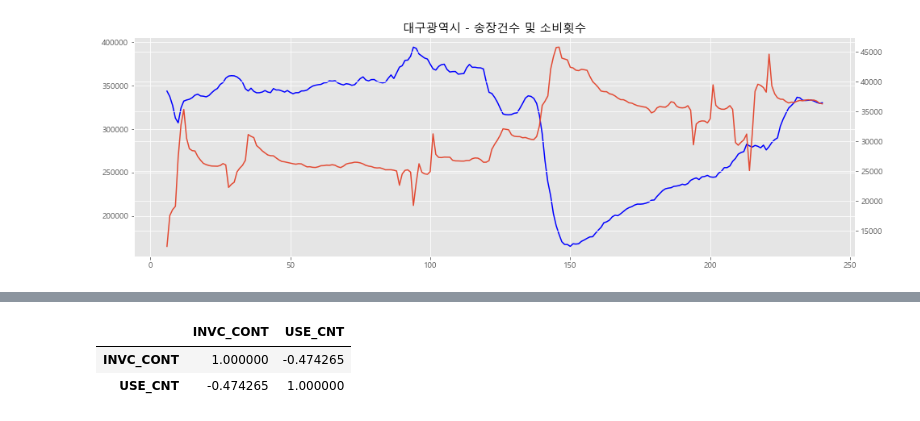
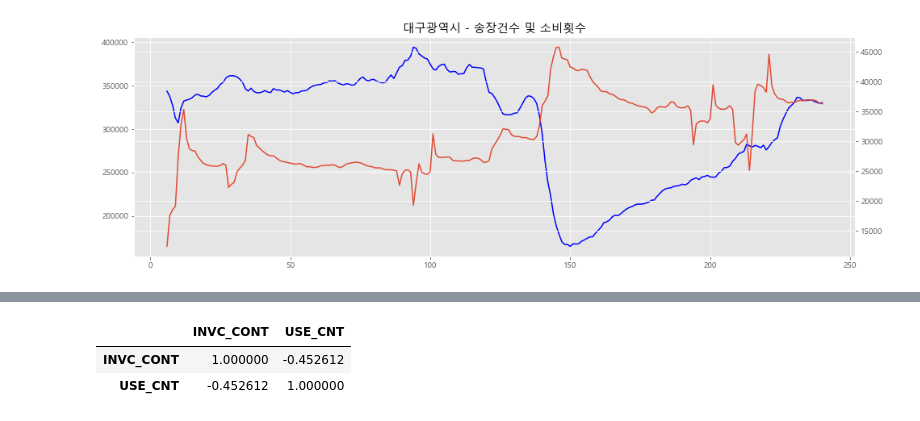
Before and after one commit to minkithub/bigcon2020, a Jupyter notebook: Jaewon/물류.ipynb, the cells around one changed output, grey strips where cells are left out. Cells and saved outputs as stored; diff of their text form; code cells hidden in the pictures.

```diff
--- a/Jaewon/물류.ipynb
+++ b/Jaewon/물류.ipynb
@@ -110,6 +125,8 @@ register['weekofyear'] = register['STD_DD'].dt.weekofyear.values
 register['dayofweek'] = register['STD_DD'].dt.dayofweek.values
 
 register['weekday'] = np.where(register.dayofweek<5,'평일','주말')
+# %%
+register.loc[register.STD_DD.isin(holiday),'weekday'] = '주말'
 # %%
 covid_df = pd.read_csv(os.path.join(csv_file_path,'covid19_일별확진자.csv'))
 covid_df['날짜'] = pd.to_datetime(covid_df.날짜)
@@ -568,6 +713,12 @@ plt.xticks(ticks=[0,1,2,3,4], labels=['월','화','수','목','금'])
 [figure]
 # %% [markdown]
 ### 카드소비와 물류량 간의 상관관계
+# %%
+# 코로나 관련 기간 정의
+normal_case = pd.date_range(start='2019-02-01', end='2020-02-20') # 코로나 이전 시기
+covid_spread = pd.date_range(start='2020-02-21', end='2020-03-15') # 코로나 확산시기 / 하루 확진자 100명 이상
+covid_ease = pd.date_range(start='2020-03-22', end='2020-05-05') #코로나 확산 1주일 후 ~ 생활속 거리두기 시행전
+covid_resilence = pd.date_range(start='2020-05-06', end='2020-05-31') # 생활속 거리두기 시행
 # %%
 register['SI_NM'] = register.HDONG_NM.map(dict(cj_deliv.drop_duplicates('HDNG_NM', keep='last').set_index('HDNG_NM')['CTPV_NM']))
 # %%
@@ -622,0 +819,3 @@ tmp_deliv_2020.merge(tmp_card_2020).iloc[:,1:].corr()
+# %%
+tmp_card_normal = register.loc[register.STD_DD.isin(normal_case)].groupby('STD_DD')['USE_CNT'].sum().reset_index()
+tmp_deilv_normal = cj_deliv.loc[(cj_deliv.DL_YMD.isin(normal_case)) & (cj_deliv.weekday=='평일')].groupby('DL_YMD')['INVC_CONT'].sum().reset_index().rename(columns={'DL_YMD':'STD_DD'})
@@ -623,6 +828,6 @@ tmp_deliv_2020.merge(tmp_card_2020).iloc[:,1:].corr()
 # %%
-tmp_deliv.merge(tmp_card).iloc[:,1:].corr()
+tmp_deilv_normal.merge(tmp_card_normal).iloc[:,1:].corr()
 # %% [output]
 |  | INVC_CONT | USE_CNT |
-| INVC_CONT | 1.000000 | -0.474265 |
-| USE_CNT | -0.474265 | 1.000000 |
+| INVC_CONT | 1.000000 | -0.452612 |
+| USE_CNT | -0.452612 | 1.000000 |
```
Also changed, not shown: parts of 66 cells of this notebook, 2 other files.
